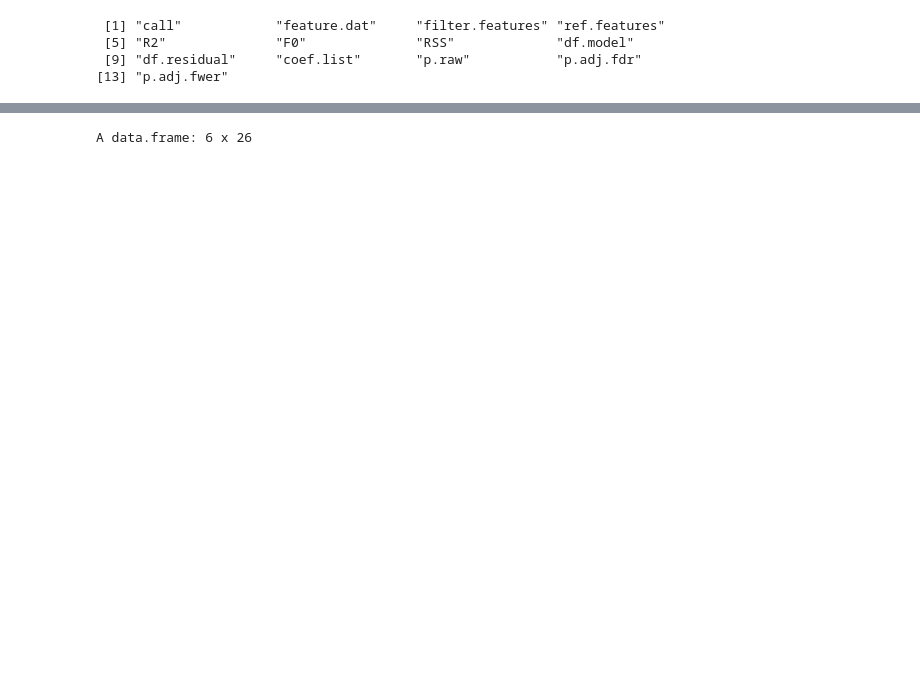
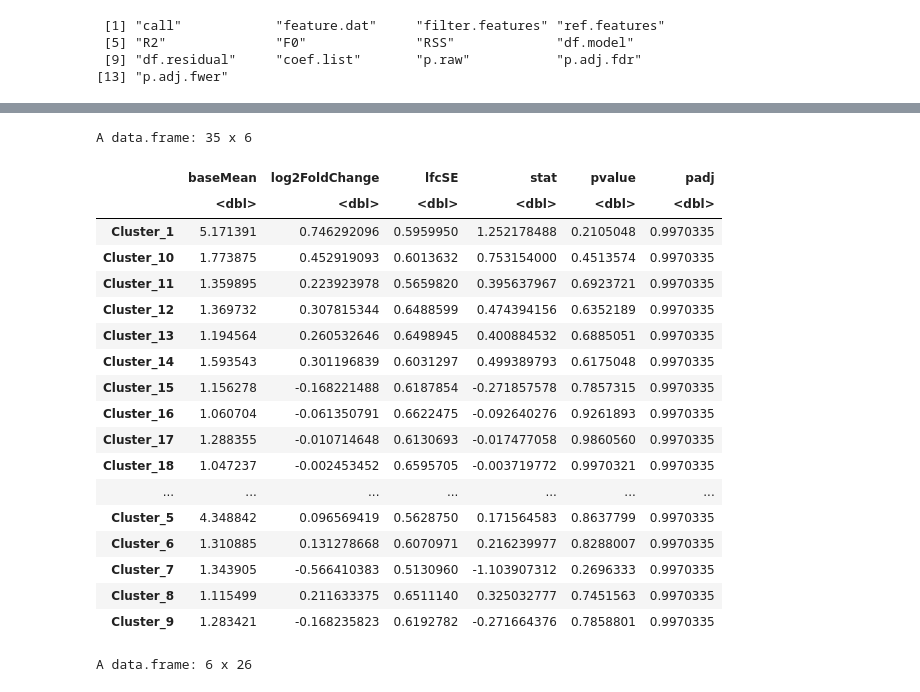
Before and after one commit to pughlab/ped_CapTCRseq, a Jupyter notebook: notebooks/15_gliph_diff_abundance.ipynb, the cells around one changed output, grey strips where cells are left out. Saved outputs shown, nothing was run; the diff lists cells and outputs as text; code cells hidden in the pictures; blank space fills up the shorter version.

```diff
--- a/notebooks/15_gliph_diff_abundance.ipynb
+++ b/notebooks/15_gliph_diff_abundance.ipynb
@@ -456,0 +815,3 @@ dds$response <- relevel(dds$response, ref = "No")
+# %%
+dds <- DESeqDataSetFromMatrix( as.matrix(pat_type) + 1, colData = metadata_matched,
+                                design = ~ study + Sex + disease_group)
@@ -457,2 +827,2 @@ dds$response <- relevel(dds$response, ref = "No")
 # %%
-dds1 <- DESeq(ddsoriginal, parallel = TRUE)
+dds <- DESeq(dds, parallel = TRUE)
@@ -459,3 +847,27 @@ dds1 <- DESeq(ddsoriginal, parallel = TRUE)
+# %%
+res <- as.data.frame(results(dds, contrast= c("disease_group", "Cancer", "Non-Cancer")))
+# %%
+res
+# %% [output]
+A data.frame: 35 x 6
+|  | baseMean | log2FoldChange | lfcSE | stat | pvalue | padj |
+|  | <dbl> | <dbl> | <dbl> | <dbl> | <dbl> | <dbl> |
+| Cluster_1 | 5.171391 | 0.746292096 | 0.5959950 | 1.252178488 | 0.2105048 | 0.9970335 |
+| Cluster_10 | 1.773875 | 0.452919093 | 0.6013632 | 0.753154000 | 0.4513574 | 0.9970335 |
+| Cluster_11 | 1.359895 | 0.223923978 | 0.5659820 | 0.395637967 | 0.6923721 | 0.9970335 |
+| Cluster_12 | 1.369732 | 0.307815344 | 0.6488599 | 0.474394156 | 0.6352189 | 0.9970335 |
+| Cluster_13 | 1.194564 | 0.260532646 | 0.6498945 | 0.400884532 | 0.6885051 | 0.9970335 |
+| Cluster_14 | 1.593543 | 0.301196839 | 0.6031297 | 0.499389793 | 0.6175048 | 0.9970335 |
+| Cluster_15 | 1.156278 | -0.168221488 | 0.6187854 | -0.271857578 | 0.7857315 | 0.9970335 |
+| Cluster_16 | 1.060704 | -0.061350791 | 0.6622475 | -0.092640276 | 0.9261893 | 0.9970335 |
+| Cluster_17 | 1.288355 | -0.010714648 | 0.6130693 | -0.017477058 | 0.9860560 | 0.9970335 |
+| Cluster_18 | 1.047237 | -0.002453452 | 0.6595705 | -0.003719772 | 0.9970321 | 0.9970335 |
+| ... | ... | ... | ... | ... | ... | ... |
+| Cluster_5 | 4.348842 | 0.096569419 | 0.5628750 | 0.171564583 | 0.8637799 | 0.9970335 |
+| Cluster_6 | 1.310885 | 0.131278668 | 0.6070971 | 0.216239977 | 0.8288007 | 0.9970335 |
+| Cluster_7 | 1.343905 | -0.566410383 | 0.5130960 | -1.103907312 | 0.2696333 | 0.9970335 |
+| Cluster_8 | 1.115499 | 0.211633375 | 0.6511140 | 0.325032777 | 0.7451563 | 0.9970335 |
+| Cluster_9 | 1.283421 | -0.168235823 | 0.6192782 | -0.271664376 | 0.7858801 | 0.9970335 |
 # %%
 head(onetest)
 # %% [output]
```
Also changed, not shown: parts of 83 cells of this notebook.
